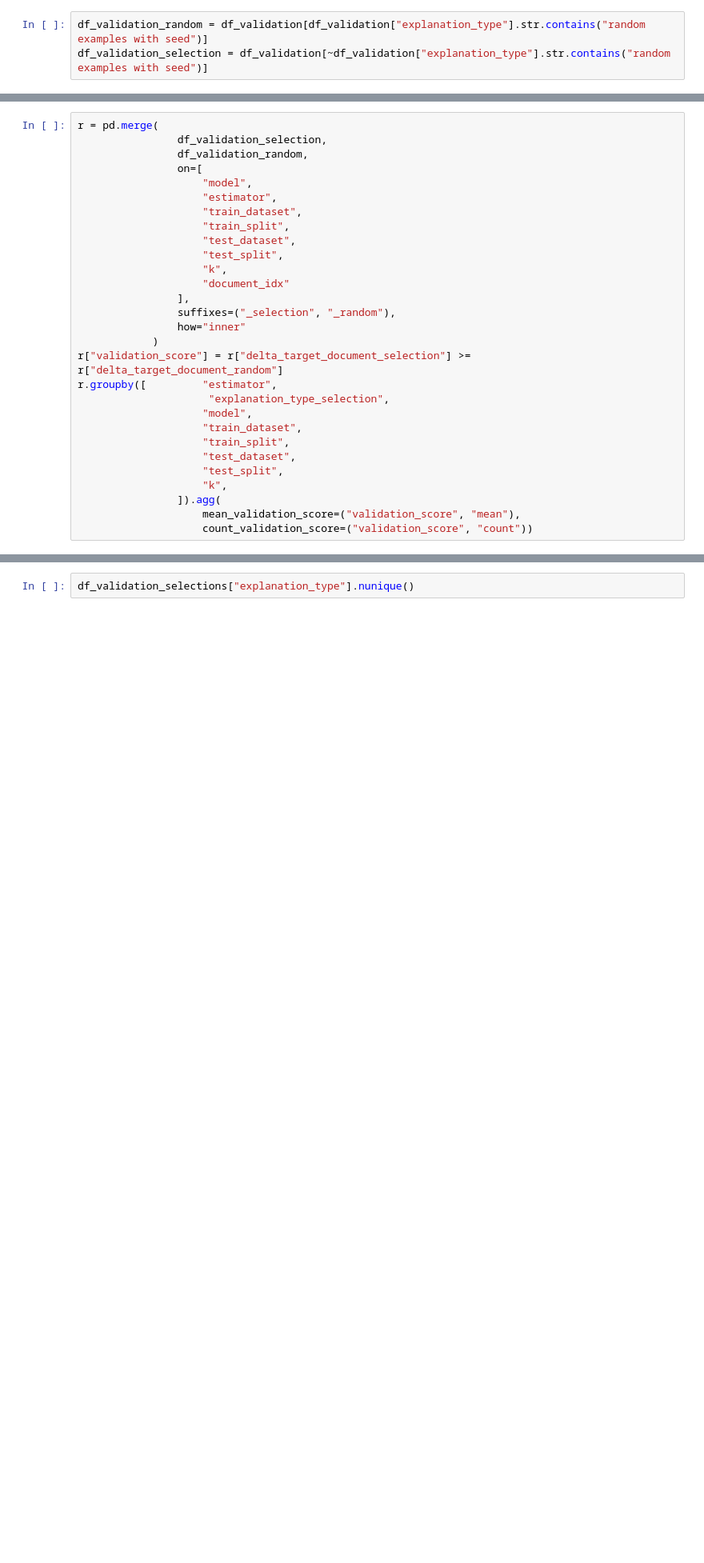
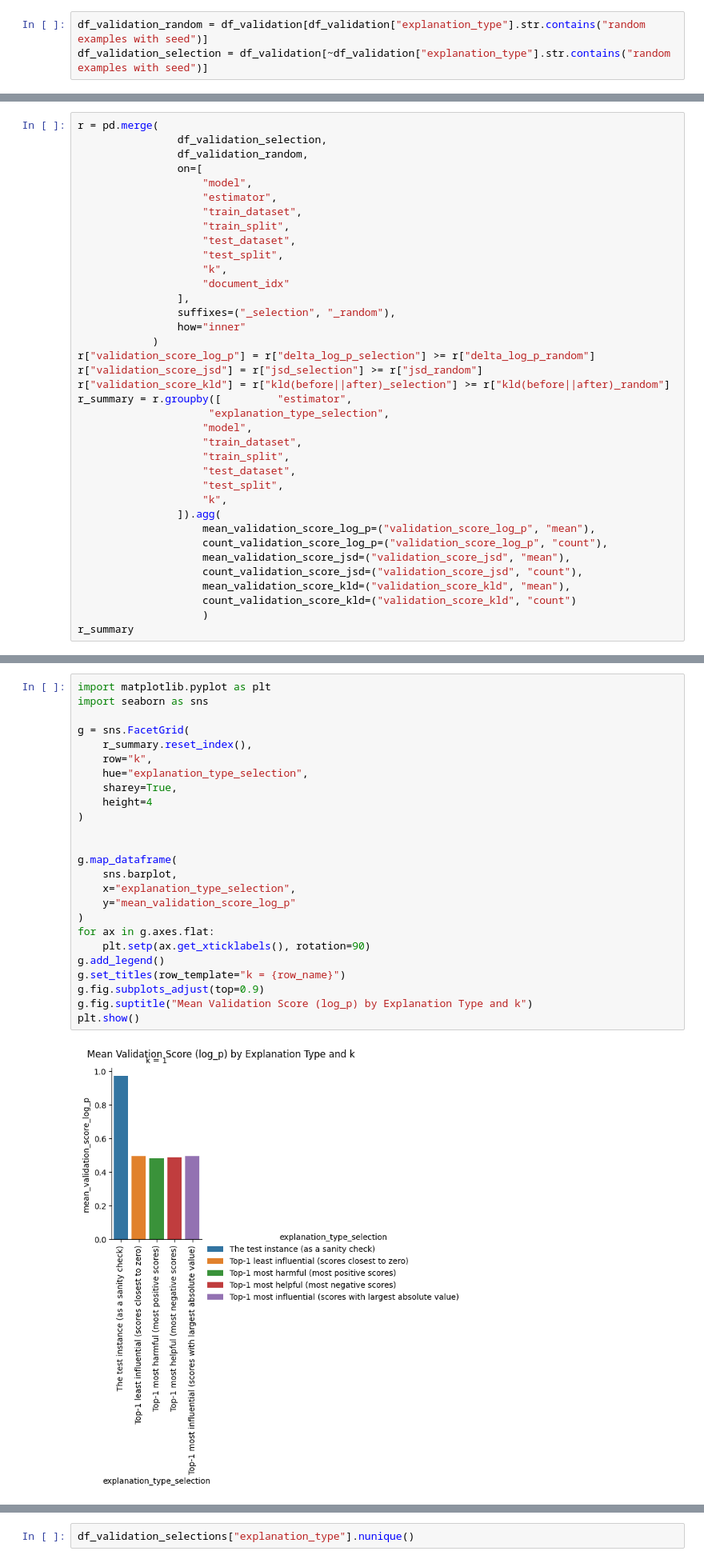
Before and after one commit to loris3/ceelm, a Jupyter notebook: validation.ipynb, the cells around one changed output, grey strips where cells are left out. Shown at 80% size. Cells and saved outputs as stored; diff of their text form; blank space fills up the shorter version.

```diff
--- a/validation.ipynb
+++ b/validation.ipynb
@@ -857,8 +177,10 @@ r = pd.merge(
                 suffixes=("_selection", "_random"),
                 how="inner"
             )
-r["validation_score"] = r["delta_target_document_selection"] >= r["delta_target_document_random"]
-r.groupby([         "estimator",
+r["validation_score_log_p"] = r["delta_log_p_selection"] >= r["delta_log_p_random"]
+r["validation_score_jsd"] = r["jsd_selection"] >= r["jsd_random"]
+r["validation_score_kld"] = r["kld(before||after)_selection"] >= r["kld(before||after)_random"]
+r_summary = r.groupby([         "estimator",
                      "explanation_type_selection",
                     "model",
                     "train_dataset",
@@ -867,5 +189,11 @@ r.groupby([         "estimator",
                     "test_split",
                     "k",
                 ]).agg(
-                    mean_validation_score=("validation_score", "mean"),
-                    count_validation_score=("validation_score", "count"))
+                    mean_validation_score_log_p=("validation_score_log_p", "mean"),
+                    count_validation_score_log_p=("validation_score_log_p", "count"),
+                    mean_validation_score_jsd=("validation_score_jsd", "mean"),
+                    count_validation_score_jsd=("validation_score_jsd", "count"),
+                    mean_validation_score_kld=("validation_score_kld", "mean"),
+                    count_validation_score_kld=("validation_score_kld", "count")
+                    )
+r_summary
@@ -897,2 +208,29 @@ plt.show()
+# %%
+import matplotlib.pyplot as plt
+import seaborn as sns
+
+g = sns.FacetGrid(
+    r_summary.reset_index(),
+    row="k",
+    hue="explanation_type_selection",
+    sharey=True,
+    height=4
+)
+
+
+g.map_dataframe(
+    sns.barplot,
+    x="explanation_type_selection",
+    y="mean_validation_score_log_p"
+)
+for ax in g.axes.flat:
+    plt.setp(ax.get_xticklabels(), rotation=90)
+g.add_legend()
+g.set_titles(row_template="k = {row_name}")
+g.fig.subplots_adjust(top=0.9)
+g.fig.suptitle("Mean Validation Score (log_p) by Explanation Type and k")
+plt.show()
+# %% [output]
+[figure, added]
 # %%
 assert df_validation_random["explanation_type"].nunique() == (len(explanation_k) * (len(explanation_seed)))
```
Also changed, not shown: parts of 38 cells of this notebook, 12 other files.
